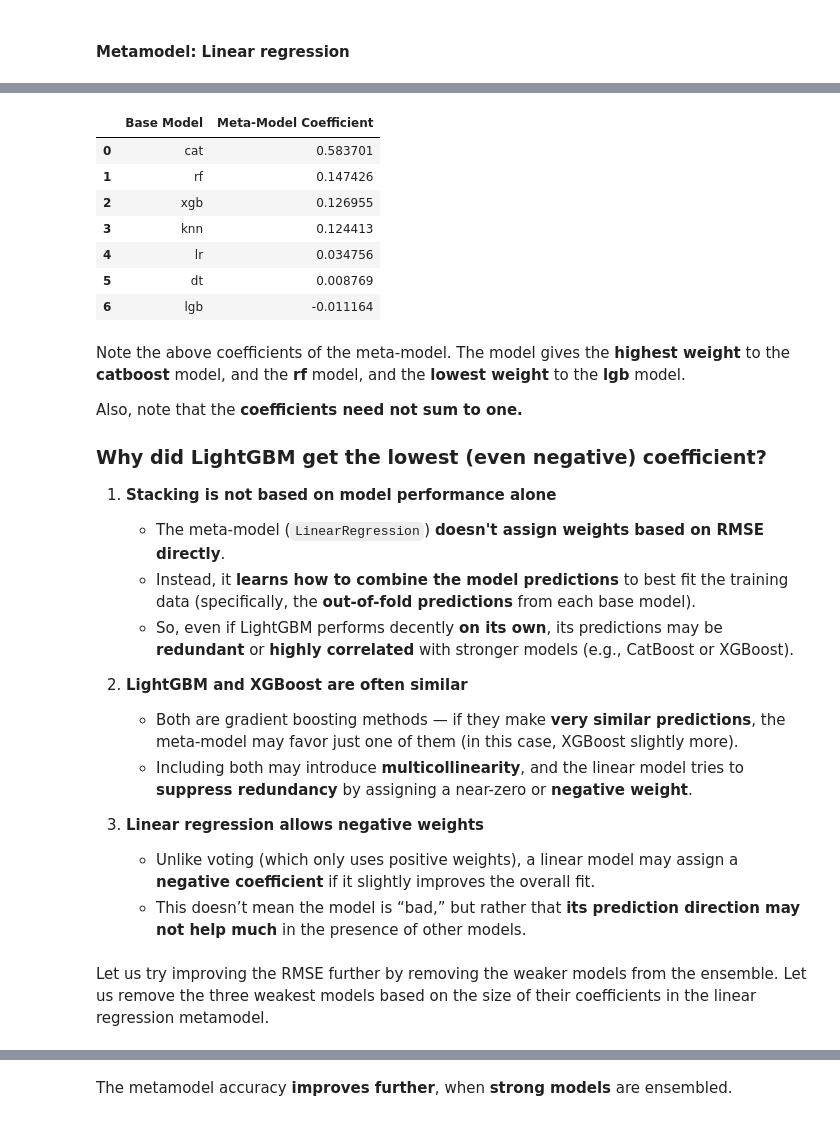
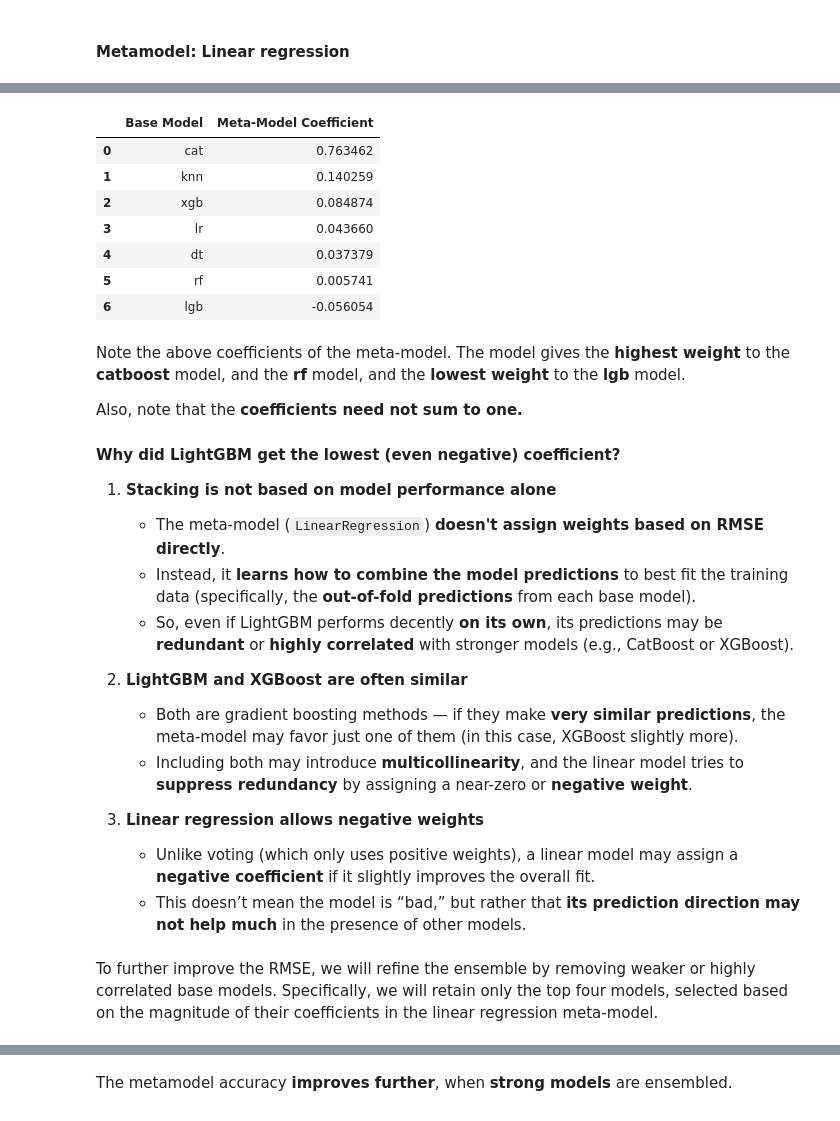
Before and after one commit to Lizhen0909/STAT303-3-class-notes, a Jupyter notebook: voting_stacking.ipynb, the cells around one changed output, grey strips where cells are left out. Cells and saved outputs as stored; diff of their text form; code cells hidden in the pictures.

```diff
--- a/voting_stacking.ipynb
+++ b/voting_stacking.ipynb
@@ -160,7 +168,7 @@ We’ll first evaluate each model with default settings to establish baseline pe
 reg_results = {}
 
 # Loop through models
-for name, model in models.items():
+for name, model in regressor_models.items():
     # Create a pipeline with preprocessing and the model
     pipeline = Pipeline(steps=[('preprocessor', preprocessor),
                                ('model', model)])
@@ -235,19 +225,17 @@ Below is how you can **ensemble the same models** using VotingRegressor with the
 # %%
-from sklearn.ensemble import VotingRegressor
-
 # Define base regressors (same as before)
-voting_estimators = [
+base_regressor_list = [
     ('lr', LinearRegression()),
     ('knn', KNeighborsRegressor()),
     ('dt', DecisionTreeRegressor(random_state=42)),
     ('rf', RandomForestRegressor(random_state=42)),
     ('xgb', xgb.XGBRegressor(random_state=42)),
-    ('lgb', lgb.LGBMRegressor(random_state=42)),
+    ('lgb', lgb.LGBMRegressor(random_state=42, verbose=0)),
     ('cat', cb.CatBoostRegressor(random_state=42, verbose=0))
 ]
 
 # Create a VotingRegressor with equal weights
-voting_regressor = VotingRegressor(estimators=voting_estimators)
+voting_regressor = VotingRegressor(estimators=base_regressor_list)
 
 # Create a pipeline with preprocessing and voting ensemble
 voting_pipeline = Pipeline(steps=[
@@ -257,15 +245,4 @@ voting_pipeline = Pipeline(steps=[
 
 # Fit the ensemble model (no need to fit individual models beforehand!)
 voting_pipeline.fit(X_train, y_train)
-
-# Predict and evaluate
-y_pred_vote = voting_pipeline.predict(X_test)
-rmse_vote = root_mean_squared_error(y_test, y_pred_vote)
-
-# Add ensemble result to the results_df
-reg_results_df.loc[len(reg_results_df.index)] = ['Voting Ensemble', rmse_vote]
-results_df = reg_results_df.sort_values(by='RMSE', ascending=True).reset_index(drop=True)
-
-# Show updated results
-results_df
 # %% [output]
@@ -334,12 +351,15 @@ stacking_estimators = [
 # %%
+import warnings
+warnings.filterwarnings("ignore", message="X does not have valid feature names")
 # Define a meta-model
-meta_model = LinearRegression()
+meta_lr = LinearRegression()
 
 # Create the stacking regressor
 stacking_model = StackingRegressor(
-    estimators=stacking_estimators,
-    final_estimator=meta_model,
-    cv=5,
+    estimators=base_regressor_list,
+    final_estimator=meta_lr,
+    cv=KFold(n_splits=5, shuffle=True, random_state=42), # ensures all base models use the same 5-fold CV
+    n_jobs=-1,  # Use all available cores
     passthrough=False  # Set to True if you want to include original features in meta-model
 )
 
@@ -351,10 +371,4 @@ stacking_pipeline = Pipeline(steps=[
 
 # Fit the stacking model
 stacking_pipeline.fit(X_train, y_train)
-
-# Predict and evaluate
-y_pred_stack = stacking_pipeline.predict(X_test)
-rmse_stack = root_mean_squared_error(y_test, y_pred_stack)
-
-print(f"Stacking Regressor RMSE: {rmse_stack:.2f}")
 # %% [output]
@@ -412,37 +426,37 @@ reg_results_df
 # %%
 # Access the trained meta-model inside the stacking pipeline
 meta_model = stacking_pipeline.named_steps['stacking'].final_estimator_
 
 # Get model names in the same order as the coefficients
-model_names = [name for name, _ in stacking_estimators]
+model_names = [name for name, _ in base_regressor_list]
 
 # Extract coefficients
 coefs = meta_model.coef_
 
 # Create a DataFrame to display model weights
 import pandas as pd
 coef_df = pd.DataFrame({'Base Model': model_names, 'Meta-Model Coefficient': coefs})
 
 # Sort by weight (optional)
 coef_df = coef_df.sort_values(by='Meta-Model Coefficient', ascending=False).reset_index(drop=True)
 
 # Show the weights
 coef_df
 # %% [output]
 |  | Base Model | Meta-Model Coefficient |
-| 0 | cat | 0.583701 |
-| 1 | rf | 0.147426 |
-| 2 | xgb | 0.126955 |
-| 3 | knn | 0.124413 |
-| 4 | lr | 0.034756 |
-| 5 | dt | 0.008769 |
-| 6 | lgb | -0.011164 |
+| 0 | cat | 0.763462 |
+| 1 | knn | 0.140259 |
+| 2 | xgb | 0.084874 |
+| 3 | lr | 0.043660 |
+| 4 | dt | 0.037379 |
+| 5 | rf | 0.005741 |
+| 6 | lgb | -0.056054 |
 # %% [markdown]
 Note the above coefficients of the meta-model. The model gives the **highest weight** to the **catboost** model, and the **rf** model, and the **lowest weight** to the **lgb** model.
 
 Also, note that the **coefficients need not sum to one.**
 
-###  Why did LightGBM get the lowest (even negative) coefficient?
+####  Why did LightGBM get the lowest (even negative) coefficient?
 
 1. **Stacking is not based on model performance alone**
    - The meta-model (`LinearRegression`) **doesn't assign weights based on RMSE directly**.
@@ -457,6 +471,6 @@ Also, note that the **coefficients need not sum to one.**
    - Unlike voting (which only uses positive weights), a linear model may assign a **negative coefficient** if it slightly improves the overall fit.
    - This doesn’t mean the model is “bad,” but rather that **its prediction direction may not help much** in the presence of other models.
 # %% [markdown]
-Let us try improving the RMSE further by removing the weaker models from the ensemble. Let us remove the three weakest models based on the size of their coefficients in the linear regression metamodel.
+To further improve the RMSE, we will refine the ensemble by removing weaker or highly correlated base models. Specifically, we will retain only the top four models, selected based on the magnitude of their coefficients in the linear regression meta-model.
 # %%
 # Define top 4 base models
```
Also changed, not shown: parts of 74 cells of this notebook, 12 other files.
